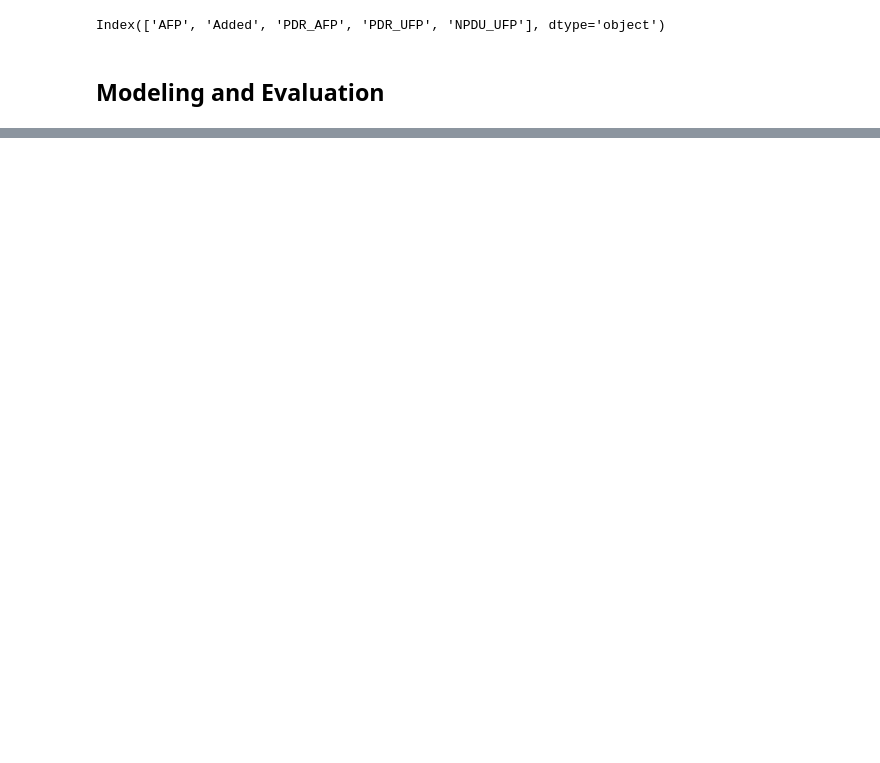
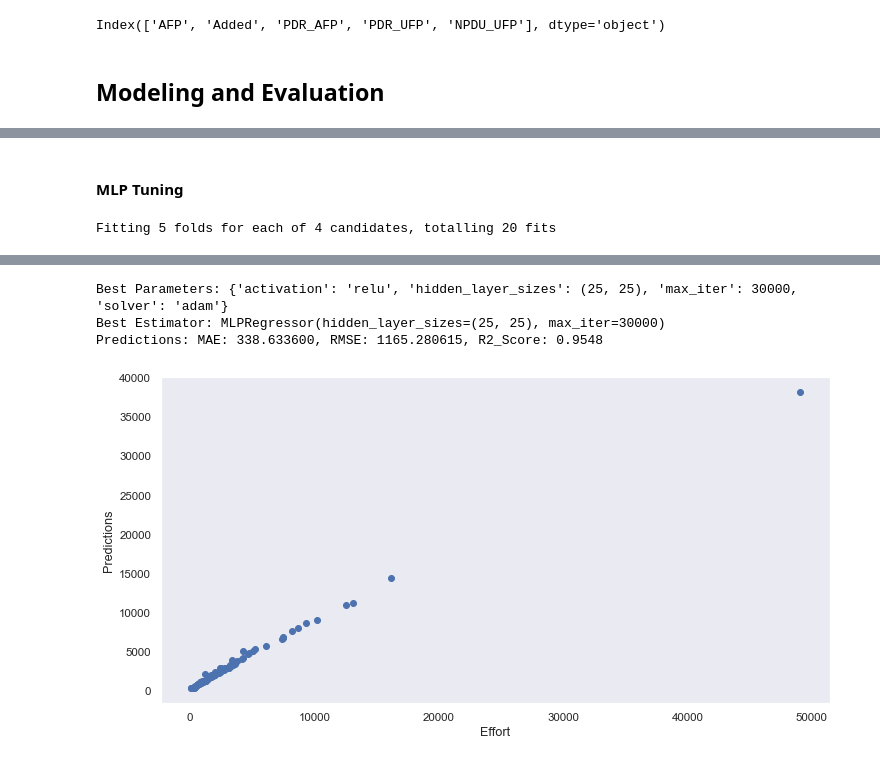
Before and after one commit to bharatnilam/Software-Effort-Estimation-Using-Machine-Learning-Techniques, a Jupyter notebook: China/ch_effort_estimation_final.ipynb, the cells around one changed output, grey strips where cells are left out. Cells and saved outputs as stored; diff of their text form; code cells hidden in the pictures; blank space fills up the shorter version.

```diff
--- a/China/ch_effort_estimation_final.ipynb
+++ b/China/ch_effort_estimation_final.ipynb
@@ -328,0 +403,11 @@ RF: 3002.131382, 757.9574235718113
+# %% [markdown]
+#### MLP Tuning
+# %%
+mlp_param_grid = {'hidden_layer_sizes':[(25,25), (50,)],
+                 'activation':['relu'],
+                 'solver':['adam'],
+                 'max_iter':[15000, 30000]}
+
+grid(MLPRegressor(), mlp_param_grid)
+# %% [output]
+Fitting 5 folds for each of 4 candidates, totalling 20 fits
@@ -328,0 +417,4 @@ RF: 3002.131382, 757.9574235718113
+Best Parameters: {'activation': 'relu', 'hidden_layer_sizes': (25, 25), 'max_iter': 30000, 'solver': 'adam'}
+Best Estimator: MLPRegressor(hidden_layer_sizes=(25, 25), max_iter=30000)
+Predictions: MAE: 338.633600, RMSE: 1165.280615, R2_Score: 0.9548
+[figure, added]
```
Also changed, not shown: parts of 20 cells of this notebook.
